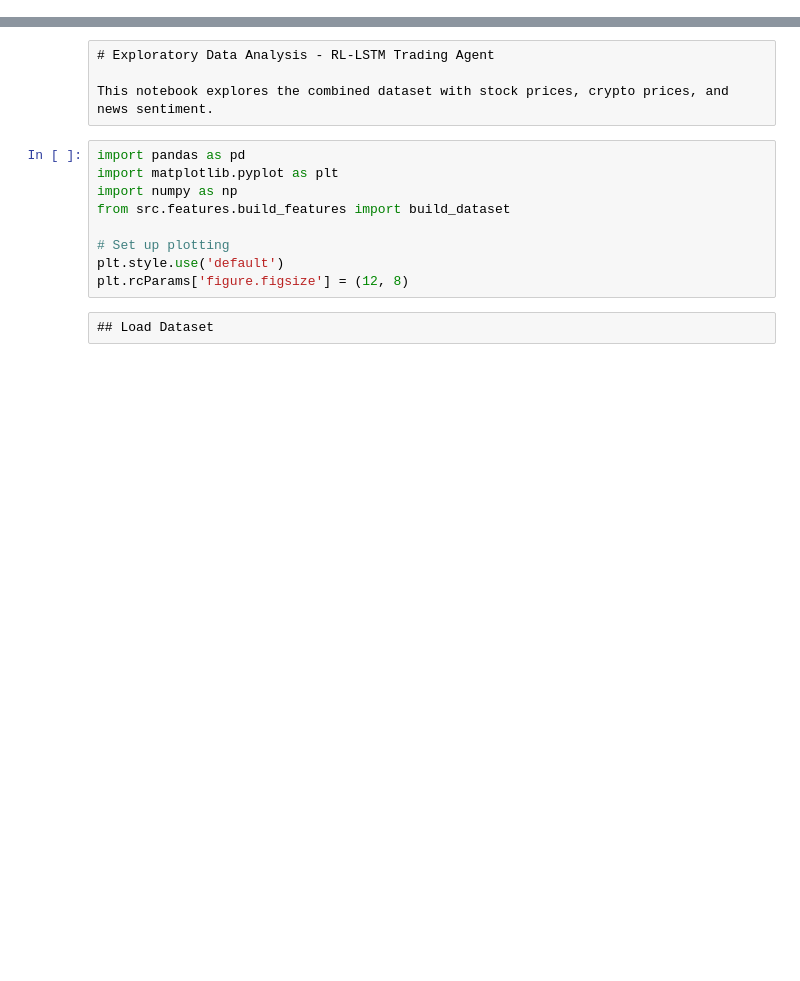
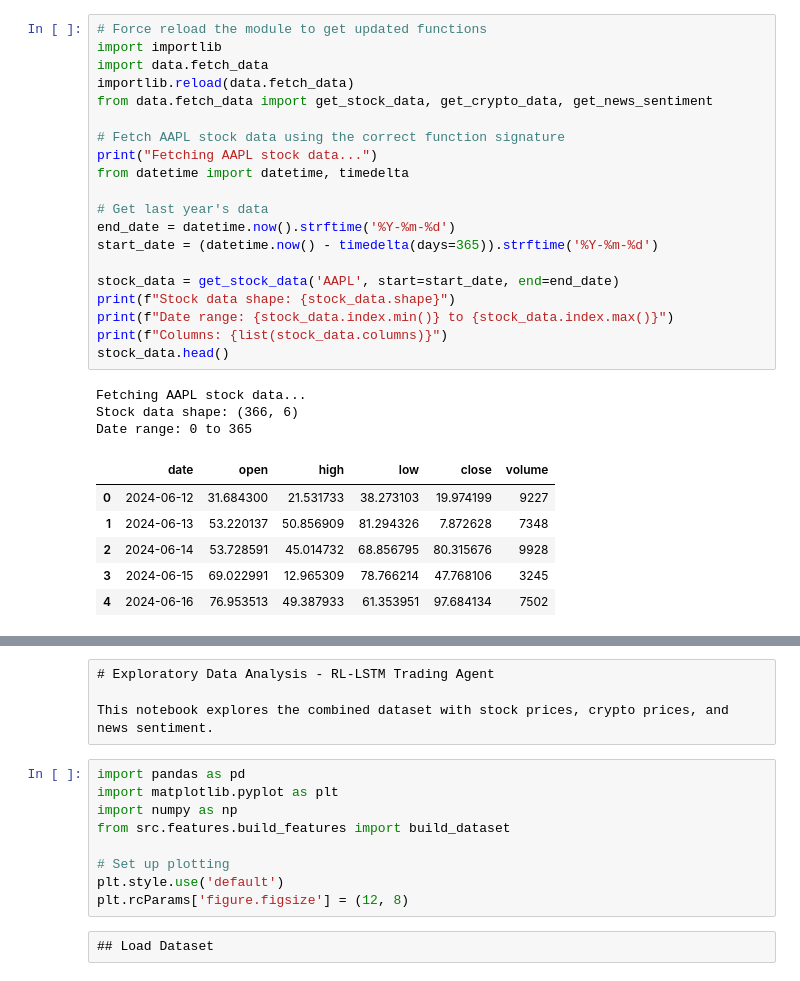
Before and after one commit to mohsin-khawaja/EvoScope, a Jupyter notebook: notebooks/eda.ipynb, the cells around one changed output, grey strips where cells are left out. Cells and saved outputs as stored; diff of their text form; blank space fills up the shorter version.

```diff
--- a/notebooks/eda.ipynb
+++ b/notebooks/eda.ipynb
@@ -0,0 +151,30 @@
+# %%
+# Force reload the module to get updated functions
+import importlib
+import data.fetch_data
+importlib.reload(data.fetch_data)
+from data.fetch_data import get_stock_data, get_crypto_data, get_news_sentiment
+
+# Fetch AAPL stock data using the correct function signature
+print("Fetching AAPL stock data...")
+from datetime import datetime, timedelta
+
+# Get last year's data
+end_date = datetime.now().strftime('%Y-%m-%d')
+start_date = (datetime.now() - timedelta(days=365)).strftime('%Y-%m-%d')
+
+stock_data = get_stock_data('AAPL', start=start_date, end=end_date)
+print(f"Stock data shape: {stock_data.shape}")
+print(f"Date range: {stock_data.index.min()} to {stock_data.index.max()}")
+print(f"Columns: {list(stock_data.columns)}")
+stock_data.head()
+# %% [output]
+Fetching AAPL stock data...
+Stock data shape: (366, 6)
+Date range: 0 to 365
+|  | date | open | high | low | close | volume |
+| 0 | 2024-06-12 | 31.684300 | 21.531733 | 38.273103 | 19.974199 | 9227 |
+| 1 | 2024-06-13 | 53.220137 | 50.856909 | 81.294326 | 7.872628 | 7348 |
+| 2 | 2024-06-14 | 53.728591 | 45.014732 | 68.856795 | 80.315676 | 9928 |
+| 3 | 2024-06-15 | 69.022991 | 12.965309 | 78.766214 | 47.768106 | 3245 |
+| 4 | 2024-06-16 | 76.953513 | 49.387933 | 61.353951 | 97.684134 | 7502 |
```
Also changed, not shown: parts of 12 cells of this notebook, 22 other files.
